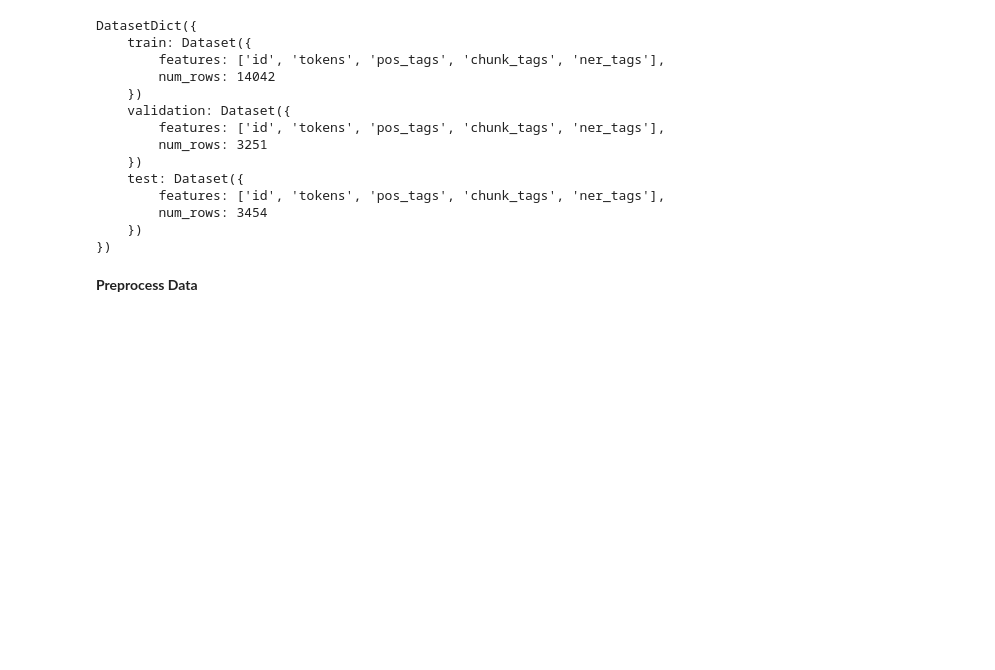
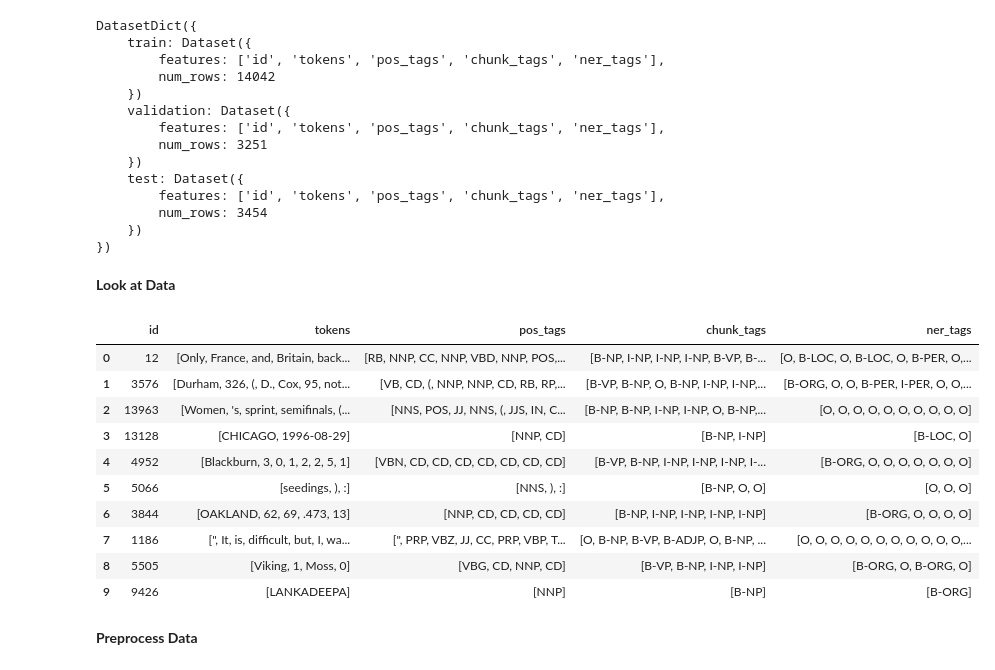
Before and after one commit to sahug/ds-bert, a Jupyter notebook: BERT NLP - Named Entity Recognition or Token Classification using BERT - CONLL.ipynb, the cells around one changed output. Drawn from its saved outputs; the diff is of its cells as text; code cells hidden in the pictures; blank space fills up the shorter version.

```diff
--- a/BERT NLP - Named Entity Recognition or Token Classification using BERT - CONLL.ipynb
+++ b/BERT NLP - Named Entity Recognition or Token Classification using BERT - CONLL.ipynb
@@ -28,6 +28,49 @@ DatasetDict({
         num_rows: 3454
     })
 })
+# %% [markdown]
+**Look at Data**
+# %%
+from datasets import ClassLabel, Sequence
+import random
+import pandas as pd
+from IPython.display import display, HTML
+
+
+def show_random_elements(dataset, num_examples=10):
+    assert num_examples <= len(
+        dataset
+    ), "Can't pick more elements than there are in the dataset."
+    picks = []
+    for _ in range(num_examples):
+        pick = random.randint(0, len(dataset) - 1)
+        while pick in picks:
+            pick = random.randint(0, len(dataset) - 1)
+        picks.append(pick)
+
+    df = pd.DataFrame(dataset[picks])
+    for column, typ in dataset.features.items():
+        if isinstance(typ, ClassLabel):
+            df[column] = df[column].transform(lambda i: typ.names[i])
+        elif isinstance(typ, Sequence) and isinstance(typ.feature, ClassLabel):
+            df[column] = df[column].transform(
+                lambda x: [typ.feature.names[i] for i in x]
+            )
+    display(HTML(df.to_html()))
+# %%
+show_random_elements(ds["train"])
+# %% [output]
+|  | id | tokens | pos_tags | chunk_tags | ner_tags |
+| 0 | 12 | [Only, France, and, Britain, back... | [RB, NNP, CC, NNP, VBD, NNP, POS,... | [B-NP, I-NP, I-NP, I-NP, B-VP, B-... | [O, B-LOC, O, B-LOC, O, B-PER, O,... |
+| 1 | 3576 | [Durham, 326, (, D., Cox, 95, not... | [VB, CD, (, NNP, NNP, CD, RB, RP,... | [B-VP, B-NP, O, B-NP, I-NP, I-NP,... | [B-ORG, O, O, B-PER, I-PER, O, O,... |
+| 2 | 13963 | [Women, 's, sprint, semifinals, (... | [NNS, POS, JJ, NNS, (, JJS, IN, C... | [B-NP, B-NP, I-NP, I-NP, O, B-NP,... | [O, O, O, O, O, O, O, O, O, O] |
+| 3 | 13128 | [CHICAGO, 1996-08-29] | [NNP, CD] | [B-NP, I-NP] | [B-LOC, O] |
+| 4 | 4952 | [Blackburn, 3, 0, 1, 2, 2, 5, 1] | [VBN, CD, CD, CD, CD, CD, CD, CD] | [B-VP, B-NP, I-NP, I-NP, I-NP, I-... | [B-ORG, O, O, O, O, O, O, O] |
+| 5 | 5066 | [seedings, ), :] | [NNS, ), :] | [B-NP, O, O] | [O, O, O] |
+| 6 | 3844 | [OAKLAND, 62, 69, .473, 13] | [NNP, CD, CD, CD, CD] | [B-NP, I-NP, I-NP, I-NP, I-NP] | [B-ORG, O, O, O, O] |
+| 7 | 1186 | [", It, is, difficult, but, I, wa... | [", PRP, VBZ, JJ, CC, PRP, VBP, T... | [O, B-NP, B-VP, B-ADJP, O, B-NP, ... | [O, O, O, O, O, O, O, O, O, O, O,... |
+| 8 | 5505 | [Viking, 1, Moss, 0] | [VBG, CD, NNP, CD] | [B-VP, B-NP, I-NP, I-NP] | [B-ORG, O, B-ORG, O] |
+| 9 | 9426 | [LANKADEEPA] | [NNP] | [B-NP] | [B-ORG] |
 # %% [markdown]
 **Preprocess Data**
 # %%
```
Also changed, not shown: parts of 1 cell of this notebook.
